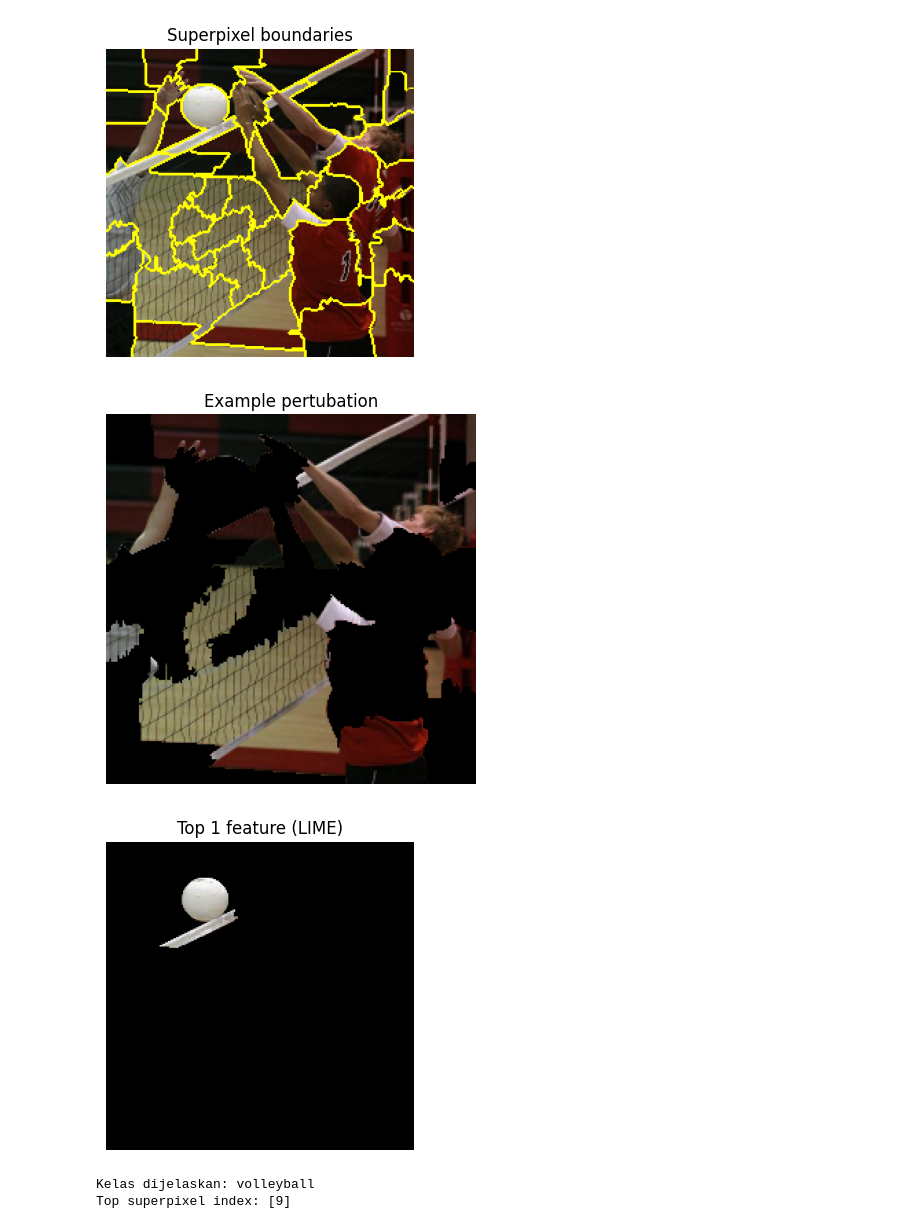
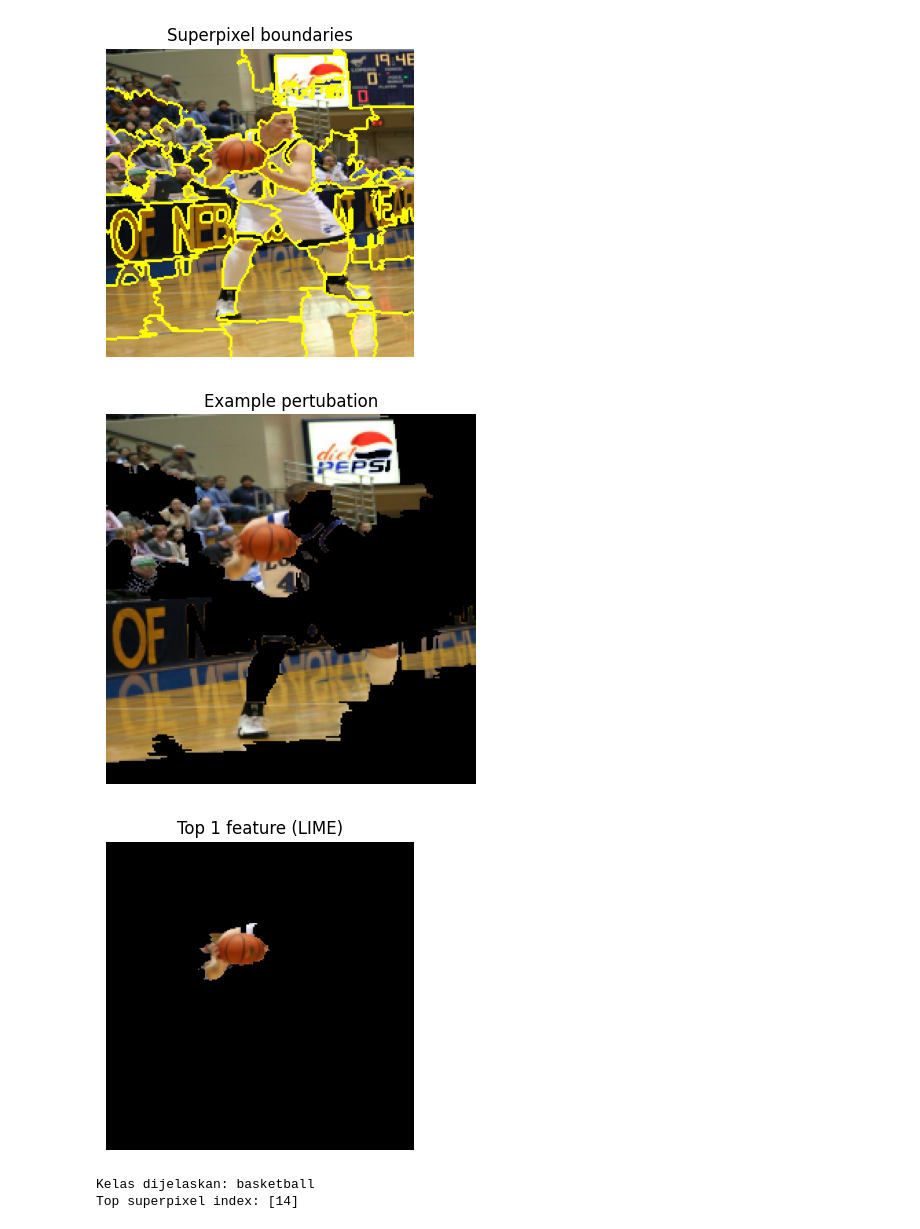
Before and after one commit to audihus/Explainability-in-AI, a Jupyter notebook: lime.ipynb, the cells around one changed output. Drawn from its saved outputs; the diff is of its cells as text; code cells hidden in the pictures.

```diff
--- a/lime.ipynb
+++ b/lime.ipynb
@@ -29,7 +29,7 @@ preprocess = weights.transforms()                      # Resize + CenterCrop + T
 IMAGENET_CLASSES = weights.meta["categories"]
 # %%
 # 3) Ambil & siapkan gambar (resize ke 224x224 untuk segmentasi yang konsisten)
-url = "volleyball/ball.jpg"
+url = r"F:\UGM\Tugas\Tren Penelitian Sistem Cerdas\Week 5\dataset\basketball\ball.jpg"
 Xi = skimage.io.imread(url)            # Hasil: numpy HxWxC, range [0..255] atau [0..1] tergantung sumber
 if Xi.dtype != np.float32 and Xi.dtype != np.float64:
     Xi = Xi.astype(np.float32) / 255.0 # pastikan [0..1]
@@ -72,6 +72,6 @@ Top-5: [('volleyball', 0.9988749623298645), ('basketball', 0.0007130175945349038
 # %%
 # 5) Segmentasi jadi superpixel (Quickshift)
-superpixels = skimage.segmentation.quickshift(Xi, kernel_size=4, max_dist=200, ratio=0.2)
+superpixels = skimage.segmentation.quickshift(Xi, kernel_size=4, max_dist=200, ratio=0.4) #ratio awalnya 0.2
 num_superpixels = np.unique(superpixels).shape[0]
 print("Jumlah superpixel:", num_superpixels)
 # %% [output]
@@ -90,27 +90,27 @@ plt.axis('off')
 plt.title("Superpixel boundaries")
 plt.show()
 # %% [output]
-[figure, old version]
+[figure, new version]
 # %%
 # 6) Buat perturbations (kombinasi ON/OFF superpixel)
 np.random.seed(222)
-num_perturb = 500
+num_perturb = 100
 perturbations = np.random.binomial(1, 0.5, size=(num_perturb, num_superpixels))
 
 def perturb_image(img, perturbation, segments):
     """Matikan superpixel yang OFF (0) dengan mask 0; biarkan yang ON (1)."""
     active = np.where(perturbation == 1)[0]
     mask = np.zeros(segments.shape, dtype=np.float32)
     for a in active:
         mask[segments == a] = 1.0
     return img * mask[..., np.newaxis]   # broadcast ke channel
 
 # Contoh 1 perturbasi
 plt.imshow(perturb_image(Xi, perturbations[0], superpixels))
 plt.axis('off'); plt.title("Example pertubation")
 plt.show()
 # %% [output]
-[figure, old version]
+[figure, new version]
 # %%
 # 7) Prediksi untuk semua perturbasi
 predictions = []
@@ -148,9 +148,9 @@ plt.show()
 print("Kelas dijelaskan:", IMAGENET_CLASSES[class_to_explain])
 print("Top superpixel index:", top_features.tolist())
 # %% [output]
-[figure, old version]
+[figure, new version]
-Kelas dijelaskan: volleyball
-Top superpixel index: [9]
+Kelas dijelaskan: basketball
+Top superpixel index: [14]
 # %%
 # === Letakkan SETELAH coeff dihitung (#9) ===
 # Buat Xi_display untuk visual (pastikan [0..1])
```
Also changed, not shown: parts of 4 cells of this notebook, 5 other files.
